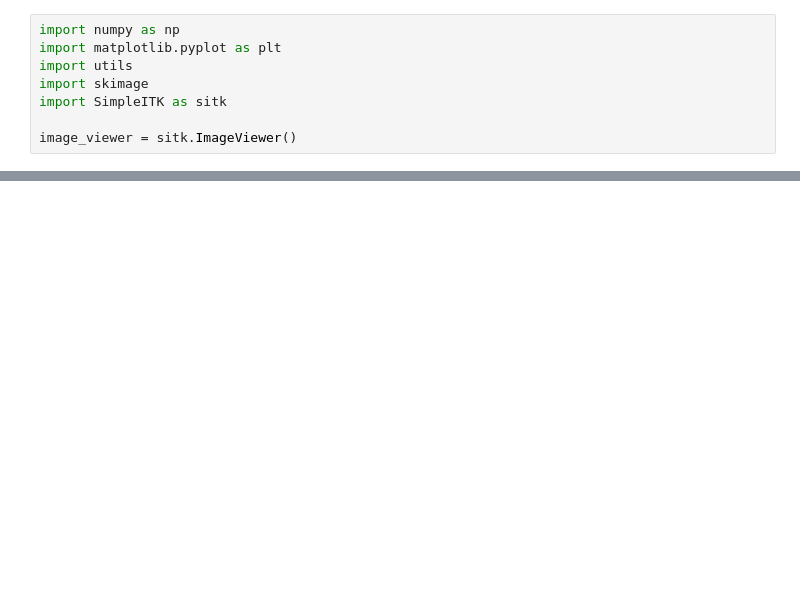
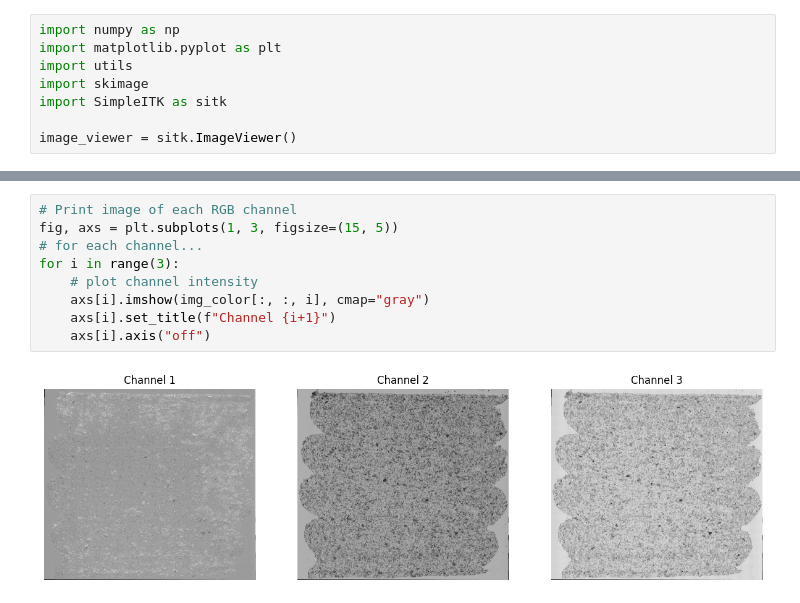
Before and after one commit to VoloVita/WPC_ImageProcessing, a Jupyter notebook: src/remove_background_w_utils.ipynb, the cells around one changed output, grey strips where cells are left out. Cells and saved outputs as stored; diff of their text form; blank space fills up the shorter version.

Commit message:
editied example, added histogram code

```diff
--- a/src/remove_background_w_utils.ipynb
+++ b/src/remove_background_w_utils.ipynb
@@ -77,0 +78,11 @@ utils.print_image(sitk.GetArrayViewFromImage(masked_color_image))
+# %%
+# Print image of each RGB channel
+fig, axs = plt.subplots(1, 3, figsize=(15, 5))
+# for each channel...
+for i in range(3):
+    # plot channel intensity
+    axs[i].imshow(img_color[:, :, i], cmap="gray")
+    axs[i].set_title(f"Channel {i+1}")
+    axs[i].axis("off")
+# %% [output]
+[figure, added]
```
Also changed, not shown: parts of 8 cells of this notebook.
